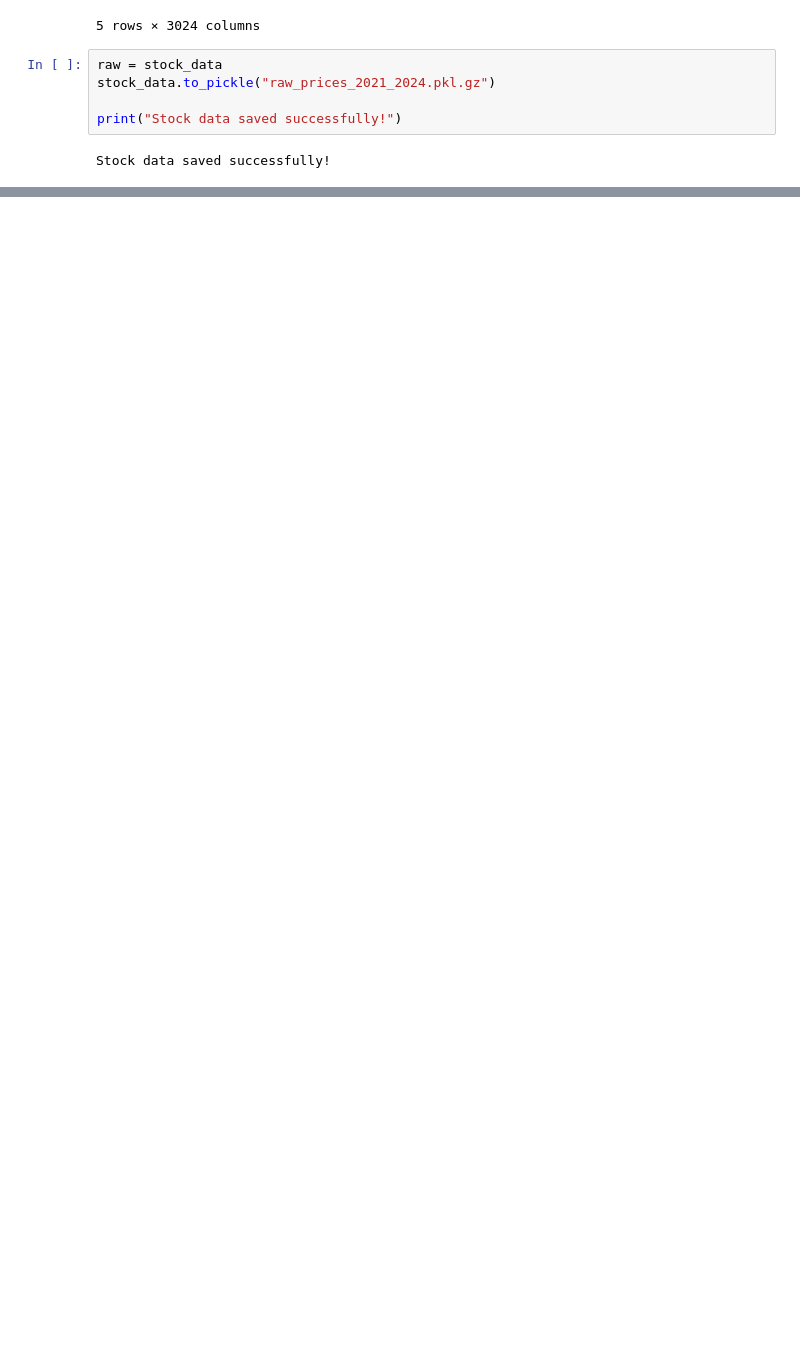
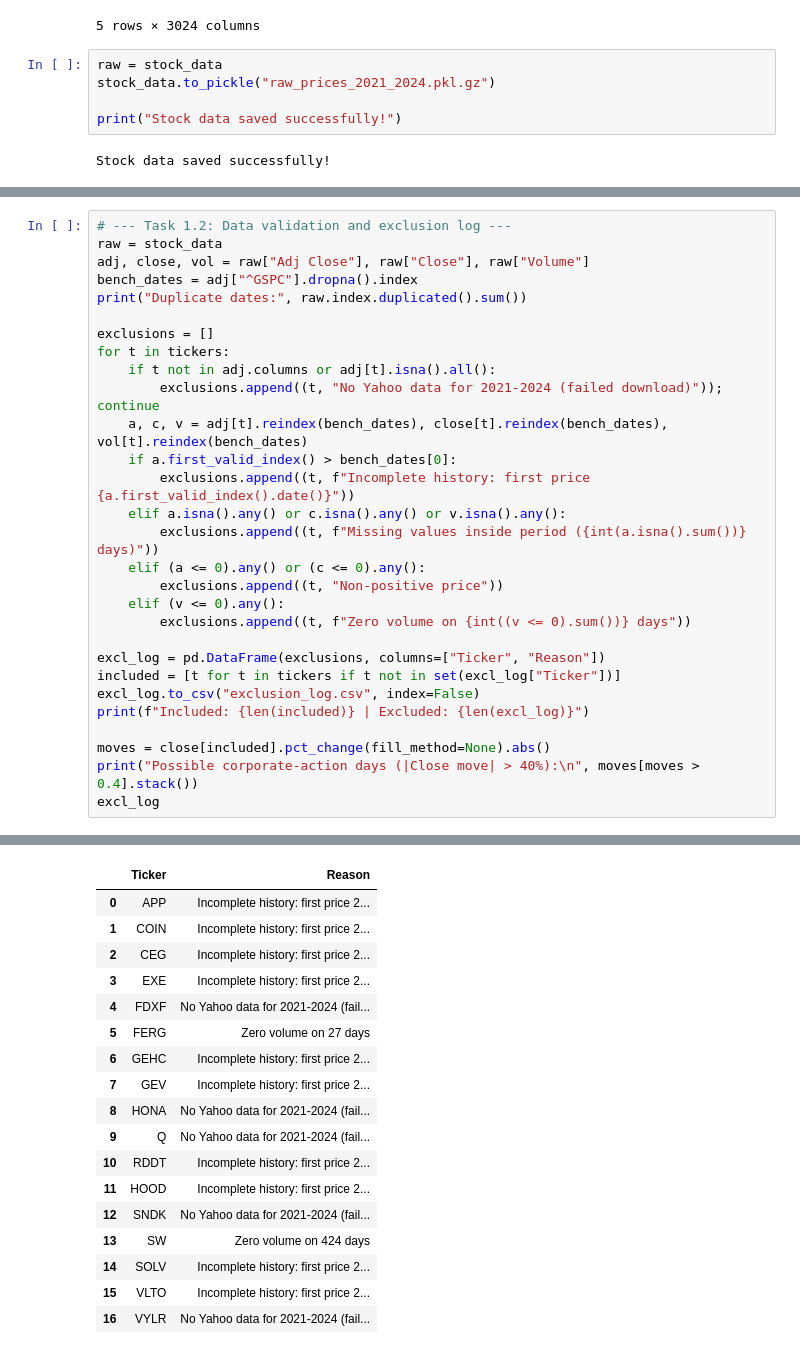
Before and after one commit to makaog5-sudo/CRM-SP500, a Jupyter notebook: CRM_stock_Analysis.ipynb, the cells around one changed output, grey strips where cells are left out. Cells and saved outputs as stored; diff of their text form; blank space fills up the shorter version.

```diff
--- a/CRM_stock_Analysis.ipynb
+++ b/CRM_stock_Analysis.ipynb
@@ -110,0 +112,30 @@ Stock data saved successfully!
+# %%
+# --- Task 1.2: Data validation and exclusion log ---
+raw = stock_data
+adj, close, vol = raw["Adj Close"], raw["Close"], raw["Volume"]
+bench_dates = adj["^GSPC"].dropna().index
+print("Duplicate dates:", raw.index.duplicated().sum())
+
+exclusions = []
+for t in tickers:
+    if t not in adj.columns or adj[t].isna().all():
+        exclusions.append((t, "No Yahoo data for 2021-2024 (failed download)")); continue
+    a, c, v = adj[t].reindex(bench_dates), close[t].reindex(bench_dates), vol[t].reindex(bench_dates)
+    if a.first_valid_index() > bench_dates[0]:
+        exclusions.append((t, f"Incomplete history: first price {a.first_valid_index().date()}"))
+    elif a.isna().any() or c.isna().any() or v.isna().any():
+        exclusions.append((t, f"Missing values inside period ({int(a.isna().sum())} days)"))
+    elif (a <= 0).any() or (c <= 0).any():
+        exclusions.append((t, "Non-positive price"))
+    elif (v <= 0).any():
+        exclusions.append((t, f"Zero volume on {int((v <= 0).sum())} days"))
+
+excl_log = pd.DataFrame(exclusions, columns=["Ticker", "Reason"])
+included = [t for t in tickers if t not in set(excl_log["Ticker"])]
+excl_log.to_csv("exclusion_log.csv", index=False)
+print(f"Included: {len(included)} | Excluded: {len(excl_log)}")
+
+moves = close[included].pct_change(fill_method=None).abs()
+print("Possible corporate-action days (|Close move| > 40%):\n", moves[moves > 0.4].stack())
+excl_log
+# %% [output]
@@ -110,0 +155,18 @@ Stock data saved successfully!
+|  | Ticker | Reason |
+| 0 | APP | Incomplete history: first price 2... |
+| 1 | COIN | Incomplete history: first price 2... |
+| 2 | CEG | Incomplete history: first price 2... |
+| 3 | EXE | Incomplete history: first price 2... |
+| 4 | FDXF | No Yahoo data for 2021-2024 (fail... |
+| 5 | FERG | Zero volume on 27 days |
+| 6 | GEHC | Incomplete history: first price 2... |
+| 7 | GEV | Incomplete history: first price 2... |
+| 8 | HONA | No Yahoo data for 2021-2024 (fail... |
+| 9 | Q | No Yahoo data for 2021-2024 (fail... |
+| 10 | RDDT | Incomplete history: first price 2... |
+| 11 | HOOD | Incomplete history: first price 2... |
+| 12 | SNDK | No Yahoo data for 2021-2024 (fail... |
+| 13 | SW | Zero volume on 424 days |
+| 14 | SOLV | Incomplete history: first price 2... |
+| 15 | VLTO | Incomplete history: first price 2... |
+| 16 | VYLR | No Yahoo data for 2021-2024 (fail... |
```
Also changed, not shown: parts of 4 cells of this notebook.
